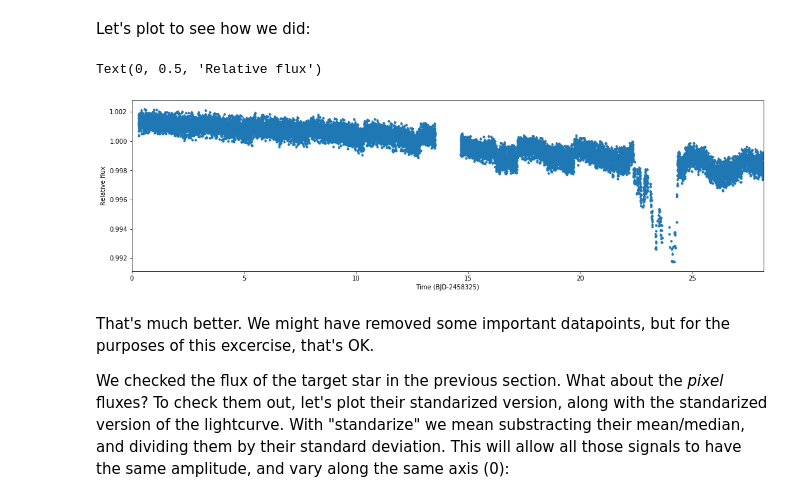
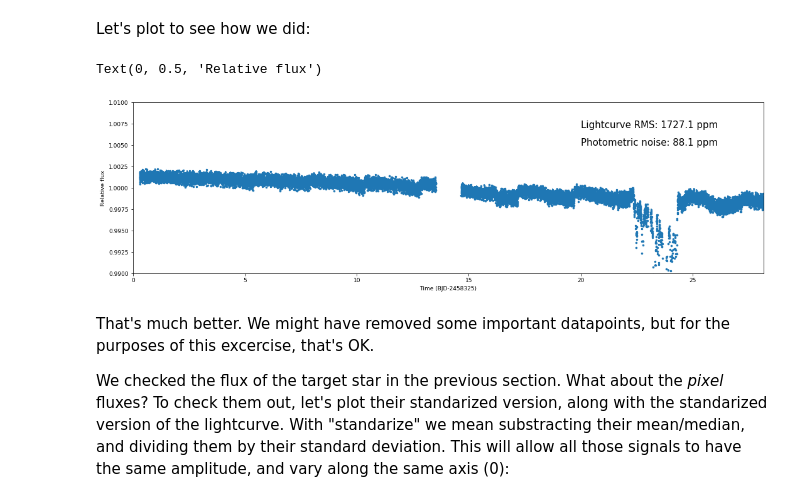
Before and after one commit to nespinoza/PLD-TESS, a Jupyter notebook: How to PLD with TESS --- an iPython notebook.ipynb, the cells around one changed output. Saved outputs shown, nothing was run; the diff lists cells and outputs as text; code cells hidden in the pictures.

```diff
--- a/How to PLD with TESS --- an iPython notebook.ipynb
+++ b/How to PLD with TESS --- an iPython notebook.ipynb
@@ -162,13 +166,16 @@ Let's plot to see how we did:
 # %%
 tstart = int(t[0])
 plt.figure(figsize=(18,5))
 plt.errorbar(t-tstart,f/np.median(f),ferr/np.median(f),fmt='.')
+plt.text(20,1.007,'Lightcurve RMS: {0:.1f} ppm'.format(np.sqrt(np.var(f/np.median(f)))*1e6),fontsize=15)
+plt.text(20,1.0050,'Photometric noise: {0:.1f} ppm'.format(np.median(ferr/np.median(f))*1e6),fontsize=15)
+plt.ylim(0.99,1.01)
 plt.xlim(0,np.max(t-tstart))
 plt.xlabel('Time (BJD-{})'.format(tstart))
 plt.ylabel('Relative flux')
 # %% [output]
 Text(0, 0.5, 'Relative flux')
-[figure, old version]
+[figure, new version]
 # %% [markdown]
 That's much better. We might have removed some important datapoints, but for the purposes of this excercise, that's OK.
 
```
Also changed, not shown: parts of 35 cells of this notebook.
